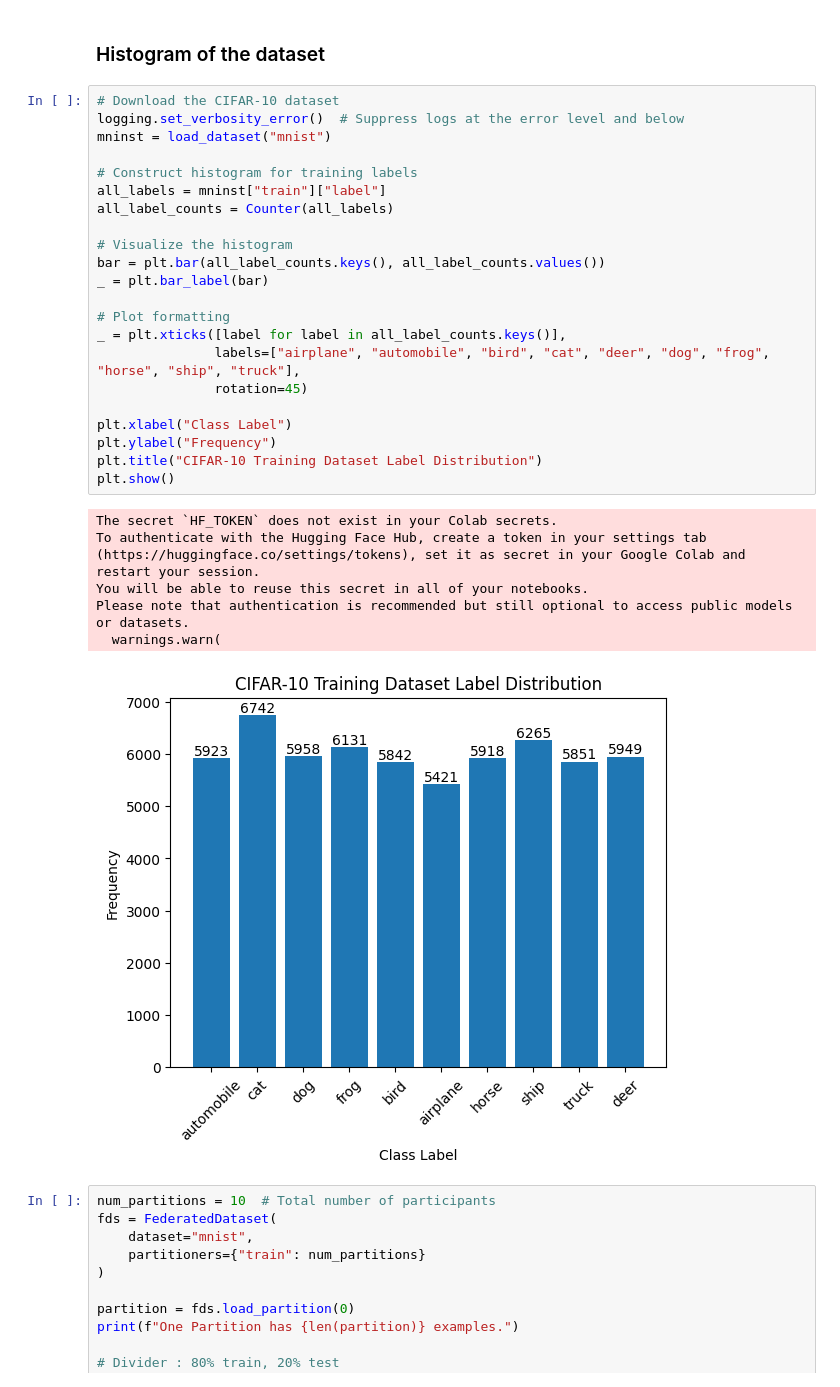
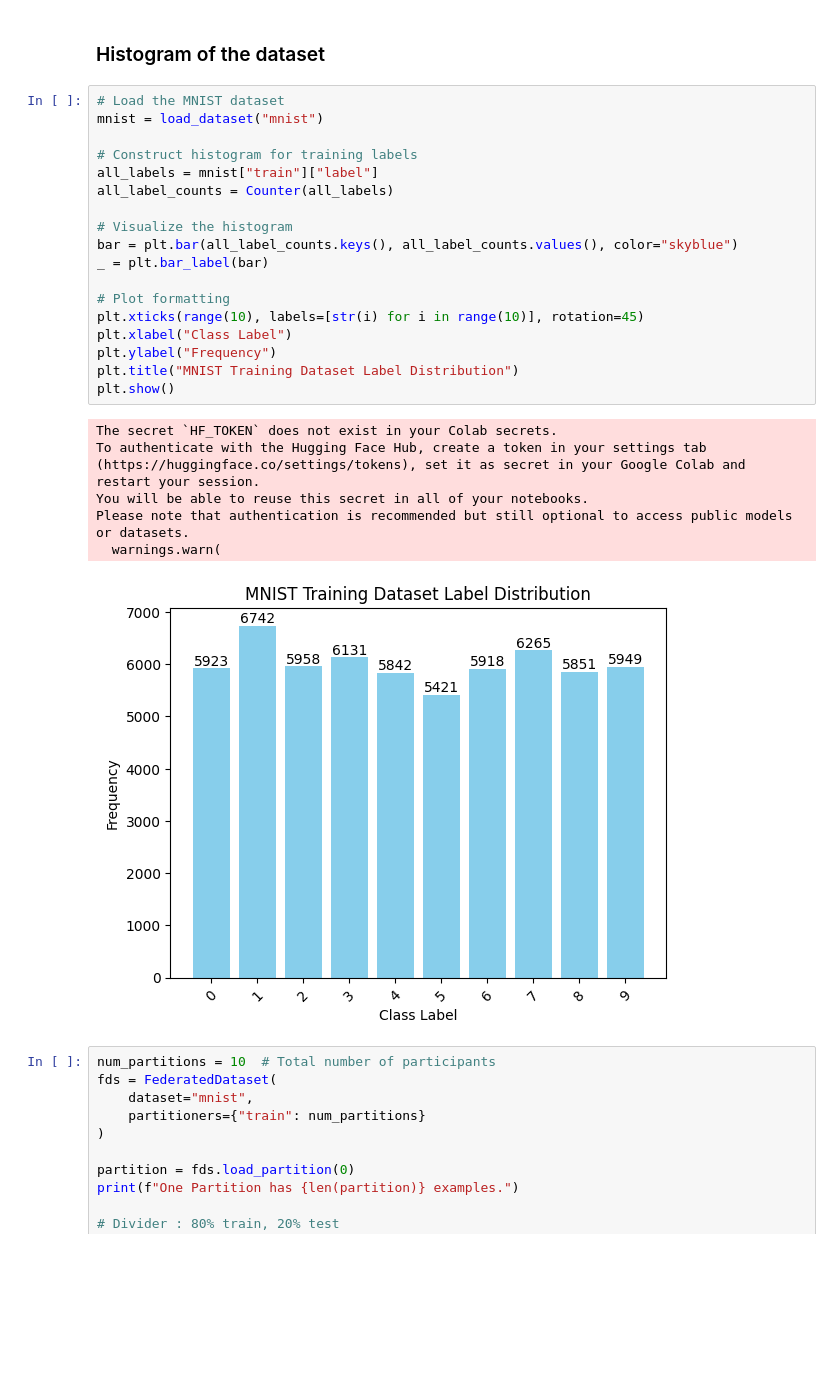
Before and after one commit to theoVasilas/Diplomatic_incident, a Jupyter notebook: Fed_3_mnist.ipynb, the cells around one changed output. Drawn from its saved outputs; the diff is of its cells as text; blank space fills up the shorter version.

```diff
--- a/Fed_3_mnist.ipynb
+++ b/Fed_3_mnist.ipynb
@@ -75,34 +75,30 @@ def load_datasets(partition_id: int, num_partitions: int):
 # %% [markdown]
 ### Histogram of the dataset
 # %%
-# Download the CIFAR-10 dataset
-logging.set_verbosity_error()  # Suppress logs at the error level and below
-mninst = load_dataset("mnist")
+# Load the MNIST dataset
+mnist = load_dataset("mnist")
 
 # Construct histogram for training labels
-all_labels = mninst["train"]["label"]
+all_labels = mnist["train"]["label"]
 all_label_counts = Counter(all_labels)
 
 # Visualize the histogram
-bar = plt.bar(all_label_counts.keys(), all_label_counts.values())
+bar = plt.bar(all_label_counts.keys(), all_label_counts.values(), color="skyblue")
 _ = plt.bar_label(bar)
 
 # Plot formatting
-_ = plt.xticks([label for label in all_label_counts.keys()],
-               labels=["airplane", "automobile", "bird", "cat", "deer", "dog", "frog", "horse", "ship", "truck"],
-               rotation=45)
-
+plt.xticks(range(10), labels=[str(i) for i in range(10)], rotation=45)
 plt.xlabel("Class Label")
 plt.ylabel("Frequency")
-plt.title("CIFAR-10 Training Dataset Label Distribution")
+plt.title("MNIST Training Dataset Label Distribution")
 plt.show()
 # %% [output]
 The secret `HF_TOKEN` does not exist in your Colab secrets.
 To authenticate with the Hugging Face Hub, create a token in your settings tab (https://huggingface.co/settings/tokens), set it as secret in your Google Colab and restart your session.
 You will be able to reuse this secret in all of your notebooks.
 Please note that authentication is recommended but still optional to access public models or datasets.
   warnings.warn(
-[figure, old version]
+[figure, new version]
 # %%
 num_partitions = 10  # Total number of participants
 fds = FederatedDataset(
```
Also changed, not shown: parts of 1 cell of this notebook.
